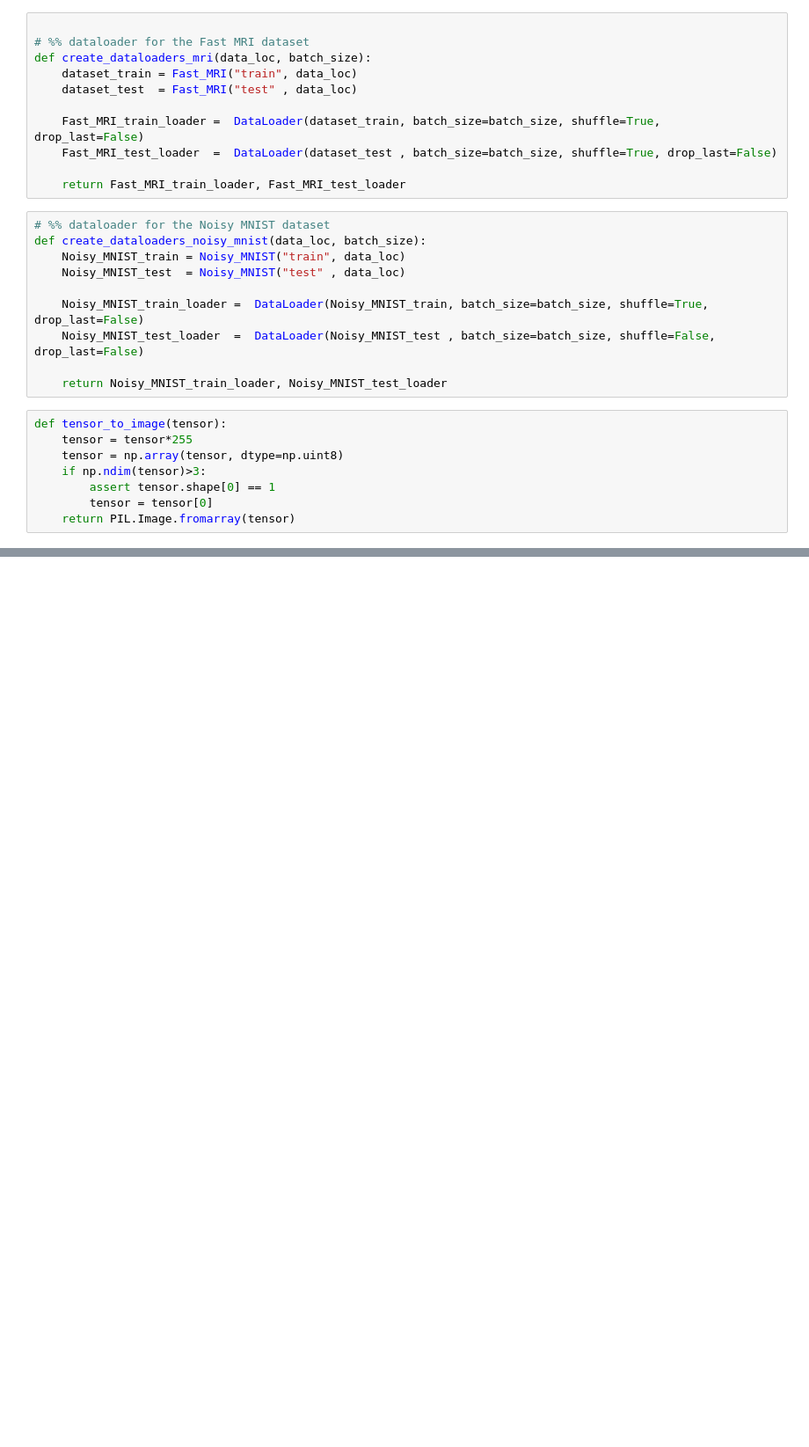
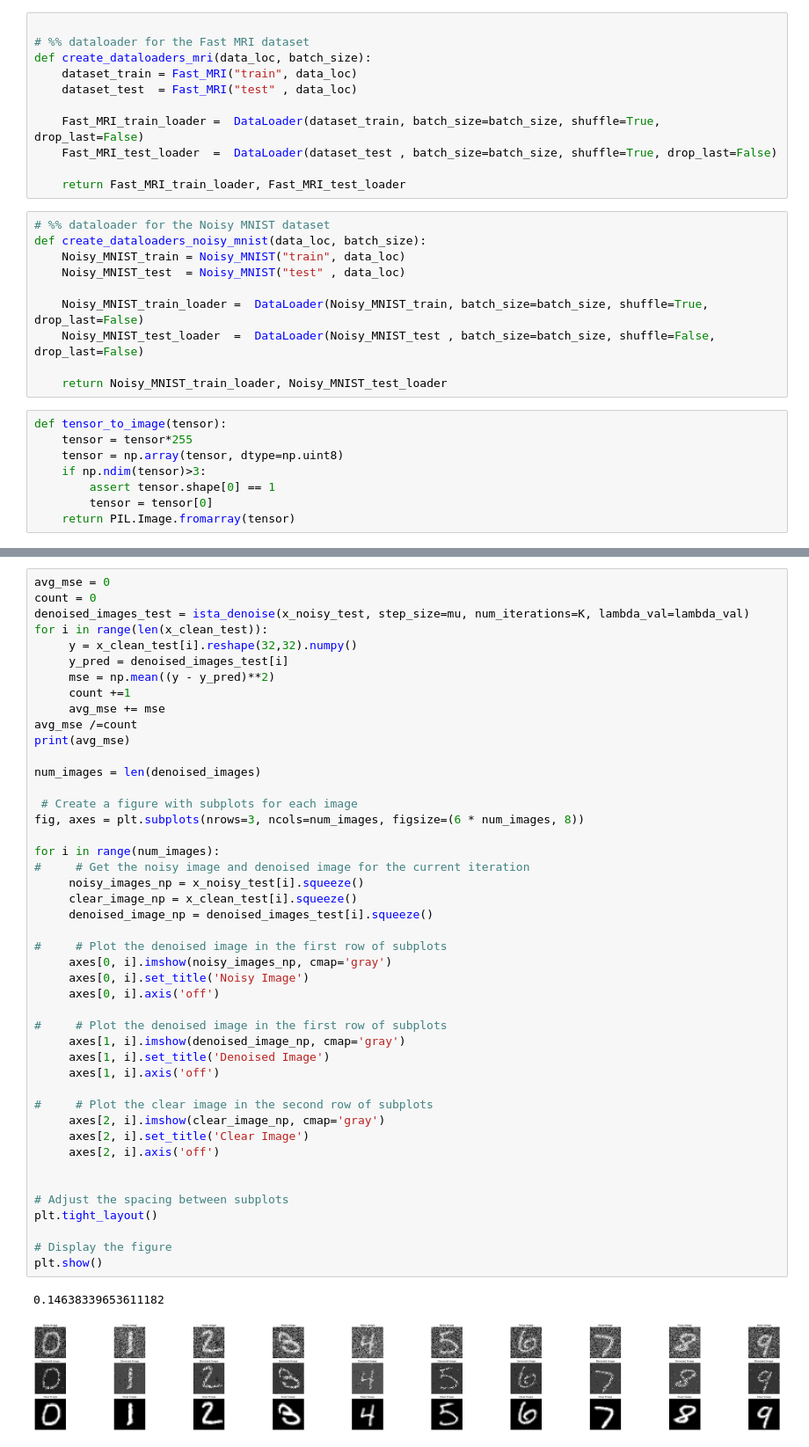
Before and after one commit to vanboven073/5LSL0, a Jupyter notebook: Week_1_ISTA.ipynb, the cells around one changed output, grey strips where cells are left out. Shown: that part at 88% size. Saved outputs shown, nothing was run; the diff lists cells and outputs as text; blank space fills up the shorter version.

```diff
--- a/Week_1_ISTA.ipynb
+++ b/Week_1_ISTA.ipynb
@@ -159,0 +153,48 @@ np.max(z)
+# %%
+avg_mse = 0
+count = 0
+denoised_images_test = ista_denoise(x_noisy_test, step_size=mu, num_iterations=K, lambda_val=lambda_val)
+for i in range(len(x_clean_test)):
+     y = x_clean_test[i].reshape(32,32).numpy()
+     y_pred = denoised_images_test[i]
+     mse = np.mean((y - y_pred)**2)
+     count +=1
+     avg_mse += mse
+avg_mse /=count
+print(avg_mse)
+
+num_images = len(denoised_images)
+
+ # Create a figure with subplots for each image
+fig, axes = plt.subplots(nrows=3, ncols=num_images, figsize=(6 * num_images, 8))
+
+for i in range(num_images):
+#     # Get the noisy image and denoised image for the current iteration
+     noisy_images_np = x_noisy_test[i].squeeze()
+     clear_image_np = x_clean_test[i].squeeze()
+     denoised_image_np = denoised_images_test[i].squeeze()
+
+#     # Plot the denoised image in the first row of subplots
+     axes[0, i].imshow(noisy_images_np, cmap='gray')
+     axes[0, i].set_title('Noisy Image')
+     axes[0, i].axis('off')
+
+#     # Plot the denoised image in the first row of subplots
+     axes[1, i].imshow(denoised_image_np, cmap='gray')
+     axes[1, i].set_title('Denoised Image')
+     axes[1, i].axis('off')
+
+#     # Plot the clear image in the second row of subplots
+     axes[2, i].imshow(clear_image_np, cmap='gray')
+     axes[2, i].set_title('Clear Image')
+     axes[2, i].axis('off')
+
+
+# Adjust the spacing between subplots
+plt.tight_layout()
+
+# Display the figure
+plt.show()
+# %% [output]
+0.14638339653611182
+[figure, added]
```
Also changed, not shown: parts of 4 cells of this notebook, 4 other files.
